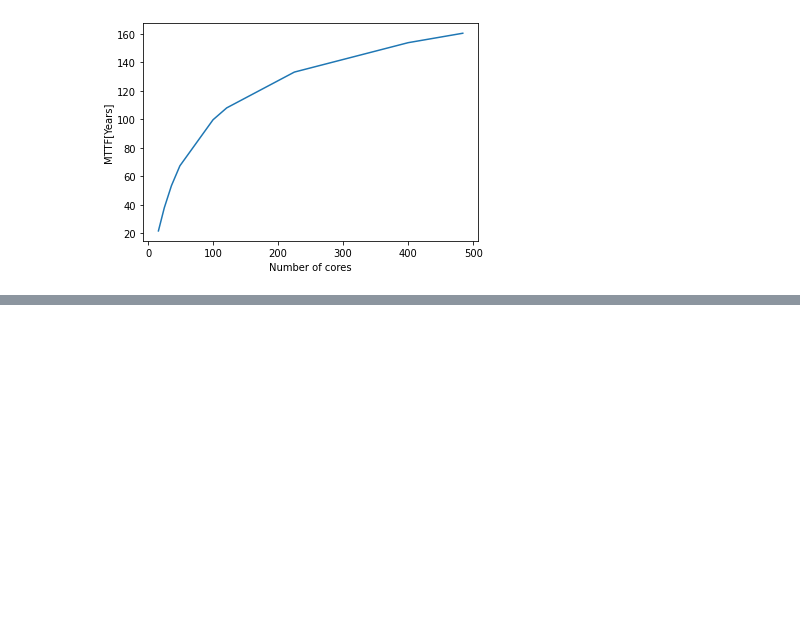
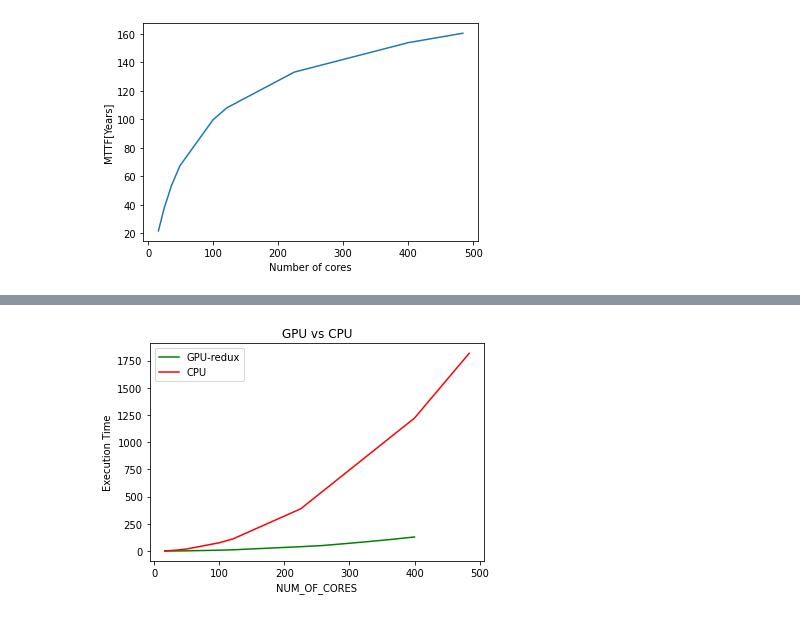
Before and after one commit to D4De/caliper-gpu, a Jupyter notebook: sequential_profile.ipynb, the cells around one changed output, grey strips where cells are left out. Saved outputs shown, nothing was run; the diff lists cells and outputs as text; code cells hidden in the pictures; blank space fills up the shorter version.

```diff
--- a/sequential_profile.ipynb
+++ b/sequential_profile.ipynb
@@ -119,0 +123,18 @@ plt.show()
+# %%
+# Naming the x-axis, y-axis and the whole graph
+gpu_test.reset_index(inplace = True)
+fixed_test.reset_index(inplace = True)
+
+plt.xlabel("Num Of Cores")
+plt.ylabel("Execution Time")
+
+ax = plt.gca()
+
+gpu_test.plot(kind='line', x='NUM_OF_CORES',y='EXECUTION TIME',color='green',ax=ax)
+fixed_test.plot(kind='line',x='NUM_OF_CORES',y='EXECUTION TIME', color='red', ax=ax)
+
+plt.title("GPU vs CPU")
+ax.legend(["GPU-redux", "CPU"]);
+plt.show()
+# %% [output]
+[figure, added]
```
Also changed, not shown: parts of 10 cells of this notebook, 12 other files.
